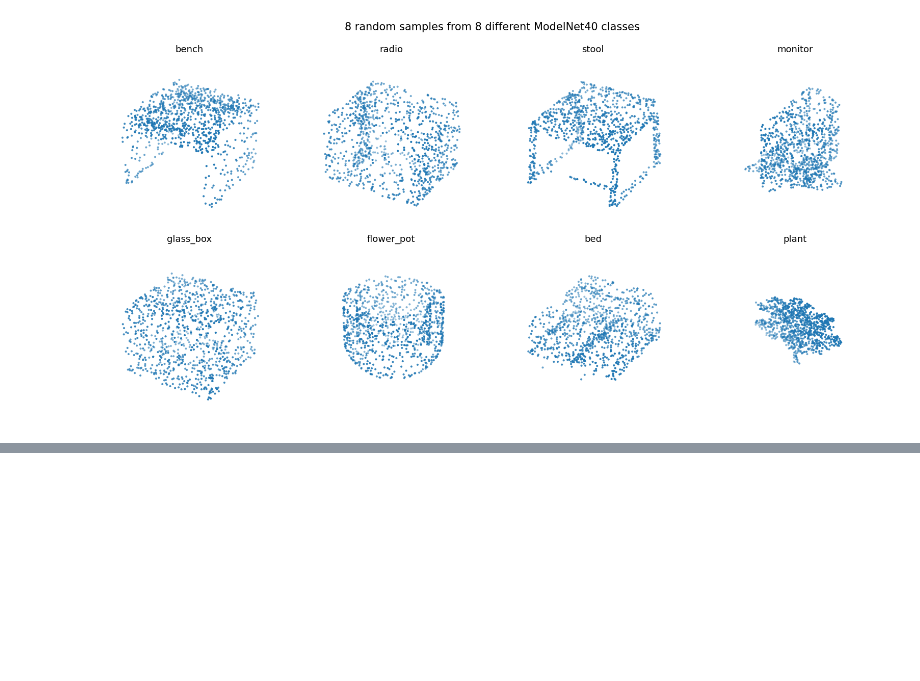
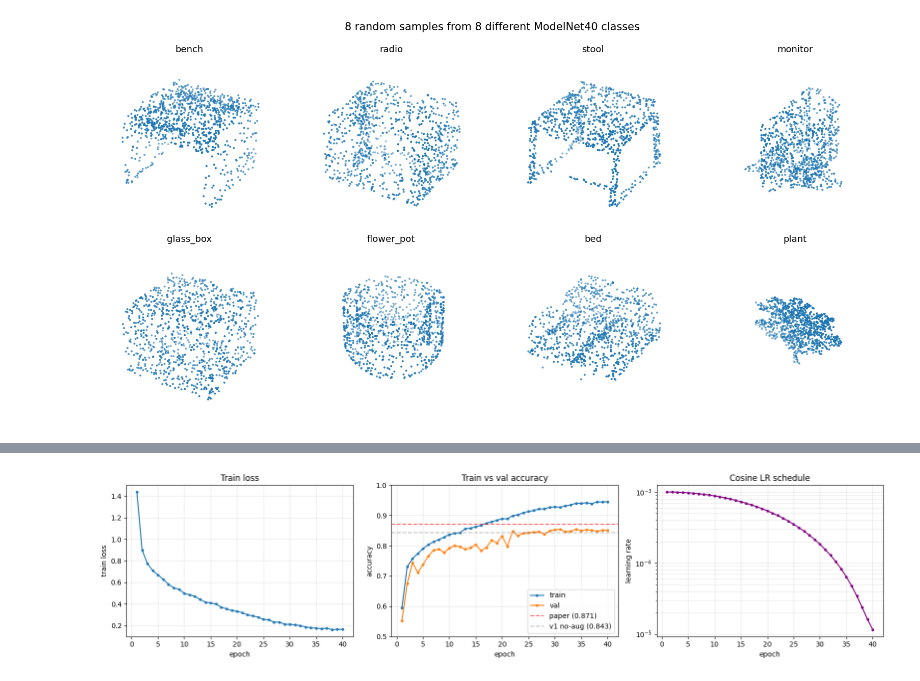
Before and after one commit to Vatsy05/3D-Object-Detection, a Jupyter notebook: notebooks/PointCloudPointNet_ModelNet40.ipynb, the cells around one changed output, grey strips where cells are left out. Cells and saved outputs as stored; diff of their text form; code cells hidden in the pictures; blank space fills up the shorter version.

```diff
--- a/notebooks/PointCloudPointNet_ModelNet40.ipynb
+++ b/notebooks/PointCloudPointNet_ModelNet40.ipynb
@@ -443,0 +663,90 @@ plt.show()
+# %%
+best_path_v1_m40_aug = os.path.join(CHECKPOINT_DIR, "pointnet_v1_modelnet40_aug_best.pt")
+
+# Fresh model + optimizer + cosine schedule
+model = PointNetV1(num_classes=40).to(device)
+optimizer = torch.optim.Adam(model.parameters(), lr=1e-3)
+
+NUM_EPOCHS = 40
+scheduler = torch.optim.lr_scheduler.CosineAnnealingLR(optimizer, T_max=NUM_EPOCHS, eta_min=1e-5)
+
+history_v1_m40_aug = {"train_loss": [], "train_acc": [], "val_acc": [], "lr": []}
+best_val_acc = 0.0
+
+print(f"Training PointNet v1 with paper recipe -- {NUM_EPOCHS} epochs on {device}")
+print(f"Augmentation: z-rotation + jitter (sigma=0.02, clip=0.05)")
+print(f"LR schedule : cosine decay from 1e-3 to 1e-5")
+print(f"Paper target: 0.871\n")
+print(f"{'epoch':>5}  {'lr':>8}  {'train_loss':>11}  {'train_acc':>10}  {'val_acc':>9}  {'time':>7}")
+print("-" * 64)
+
+for epoch in range(1, NUM_EPOCHS + 1):
+    t0 = time.time()
+    current_lr = optimizer.param_groups[0]["lr"]
+
+    # ---- Train ----
+    model.train()
+    loss_sum, correct, total = 0.0, 0, 0
+    for pts, lbls in train_loader_m40:
+        pts, lbls = pts.to(device), lbls.to(device)
+        optimizer.zero_grad()
+        logits = model(pts)
+        loss = F.cross_entropy(logits, lbls)
+        loss.backward()
+        optimizer.step()
+        loss_sum += loss.item() * pts.size(0)
+        correct  += (logits.argmax(1) == lbls).sum().item()
+        total    += pts.size(0)
+    scheduler.step()  # step the LR schedule once per epoch
+    train_loss = loss_sum / total
+    train_acc  = correct  / total
+
+    # ---- Validate ----
+    model.eval()
+    val_correct, val_total = 0, 0
+    with torch.no_grad():
+        for pts, lbls in test_loader_m40:
+            pts, lbls = pts.to(device), lbls.to(device)
+            val_correct += (model(pts).argmax(1) == lbls).sum().item()
+            val_total   += pts.size(0)
+    val_acc = val_correct / val_total
+
+    history_v1_m40_aug["train_loss"].append(train_loss)
+    history_v1_m40_aug["train_acc"].append(train_acc)
+    history_v1_m40_aug["val_acc"].append(val_acc)
+    history_v1_m40_aug["lr"].append(current_lr)
+
+    flag = ""
+    if val_acc > best_val_acc:
+        best_val_acc = val_acc
+        torch.save(model.state_dict(), best_path_v1_m40_aug)
+        flag = "  *"
+
+    print(f"{epoch:>5}  {current_lr:>8.2e}  {train_loss:>11.4f}  {train_acc:>10.4f}  {val_acc:>9.4f}  {time.time()-t0:>6.1f}s{flag}")
+
+print(f"\n=== Result ===")
+print(f"  Best val_acc (v1 + aug + cosine LR) : {best_val_acc:.4f}")
+print(f"  Paper target (Table 5 baseline)     : 0.8710")
+print(f"  Gap to paper                        : {best_val_acc - 0.871:+.4f}")
+print(f"  Previous v1 (no aug)                : 0.8432  (delta {best_val_acc - 0.8432:+.4f})")
+print(f"  Checkpoint                          : {best_path_v1_m40_aug}")
+
+# Plot
+fig, axes = plt.subplots(1, 3, figsize=(16, 4))
+ep = range(1, NUM_EPOCHS + 1)
+axes[0].plot(ep, history_v1_m40_aug["train_loss"], "-o", markersize=3)
+axes[0].set(xlabel="epoch", ylabel="train loss", title="Train loss")
+axes[0].grid(alpha=0.3)
+
+axes[1].plot(ep, history_v1_m40_aug["train_acc"], "-o", markersize=3, label="train")
+axes[1].plot(ep, history_v1_m40_aug["val_acc"],   "-o", markersize=3, label="val")
+axes[1].axhline(0.871, color="red", linestyle="--", alpha=0.6, label="paper (0.871)")
+axes[1].axhline(0.8432, color="gray", linestyle="--", alpha=0.5, label="v1 no-aug (0.843)")
+axes[1].set(xlabel="epoch", ylabel="accuracy", title="Train vs val accuracy", ylim=(0.5, 1.0))
+axes[1].legend(); axes[1].grid(alpha=0.3)
+
+axes[2].plot(ep, history_v1_m40_aug["lr"], "-o", markersize=3, color="purple")
+axes[2].set(xlabel="epoch", ylabel="learning rate", title="Cosine LR schedule", yscale="log")
+axes[2].grid(alpha=0.3, which="both")
+plt.tight_layout(); plt.show()
+# %% [output]
@@ -443,0 +770 @@ plt.show()
+[figure, added]
```
Also changed, not shown: parts of 14 cells of this notebook.
